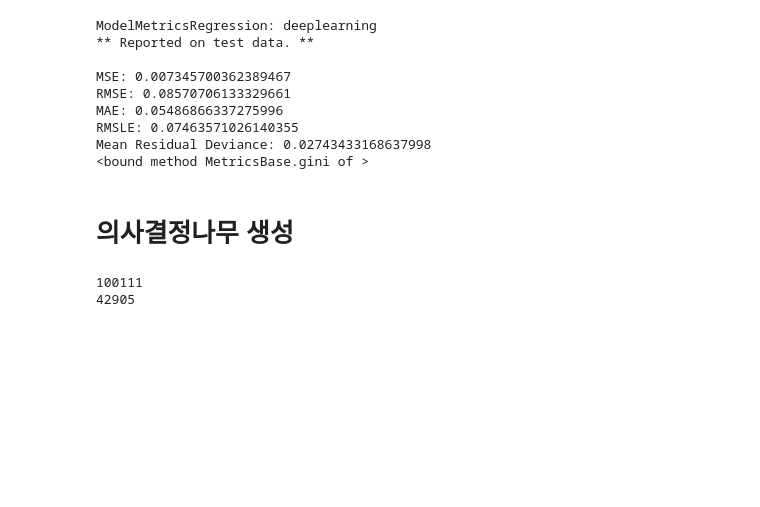
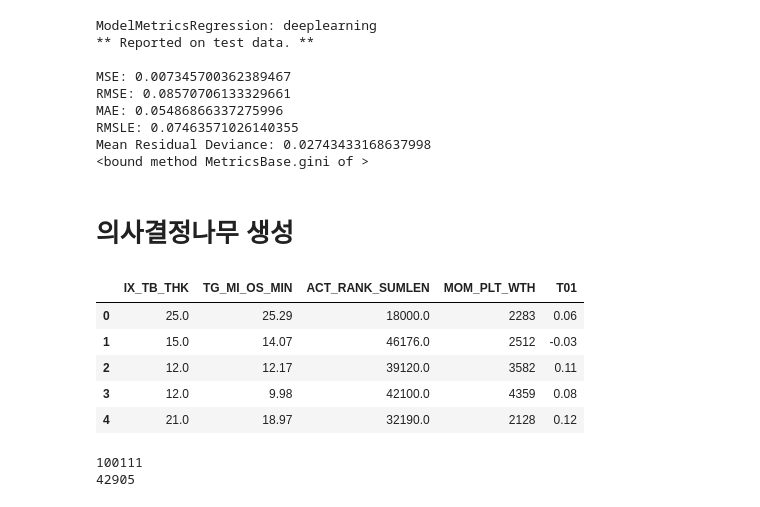
Before and after one commit to D-Kwon/Python, a Jupyter notebook: SmartFactory.ipynb, the cells around one changed output. Cells and saved outputs as stored; diff of their text form; code cells hidden in the pictures; blank space fills up the shorter version.

```diff
--- a/SmartFactory.ipynb
+++ b/SmartFactory.ipynb
@@ -1964,2 +1965,11 @@ Mean Residual Deviance: 0.02743433168637998
 b2=b.loc[:,["IX_TB_THK","TG_MI_OS_MIN","ACT_RANK_SUMLEN","MOM_PLT_WTH","T01"]]
+# %%
+b2.head()
+# %% [output]
+|  | IX_TB_THK | TG_MI_OS_MIN | ACT_RANK_SUMLEN | MOM_PLT_WTH | T01 |
+| 0 | 25.0 | 25.29 | 18000.0 | 2283 | 0.06 |
+| 1 | 15.0 | 14.07 | 46176.0 | 2512 | -0.03 |
+| 2 | 12.0 | 12.17 | 39120.0 | 3582 | 0.11 |
+| 3 | 12.0 | 9.98 | 42100.0 | 4359 | 0.08 |
+| 4 | 21.0 | 18.97 | 32190.0 | 2128 | 0.12 |
 # %%
```
Also changed, not shown: parts of 16 cells of this notebook.
